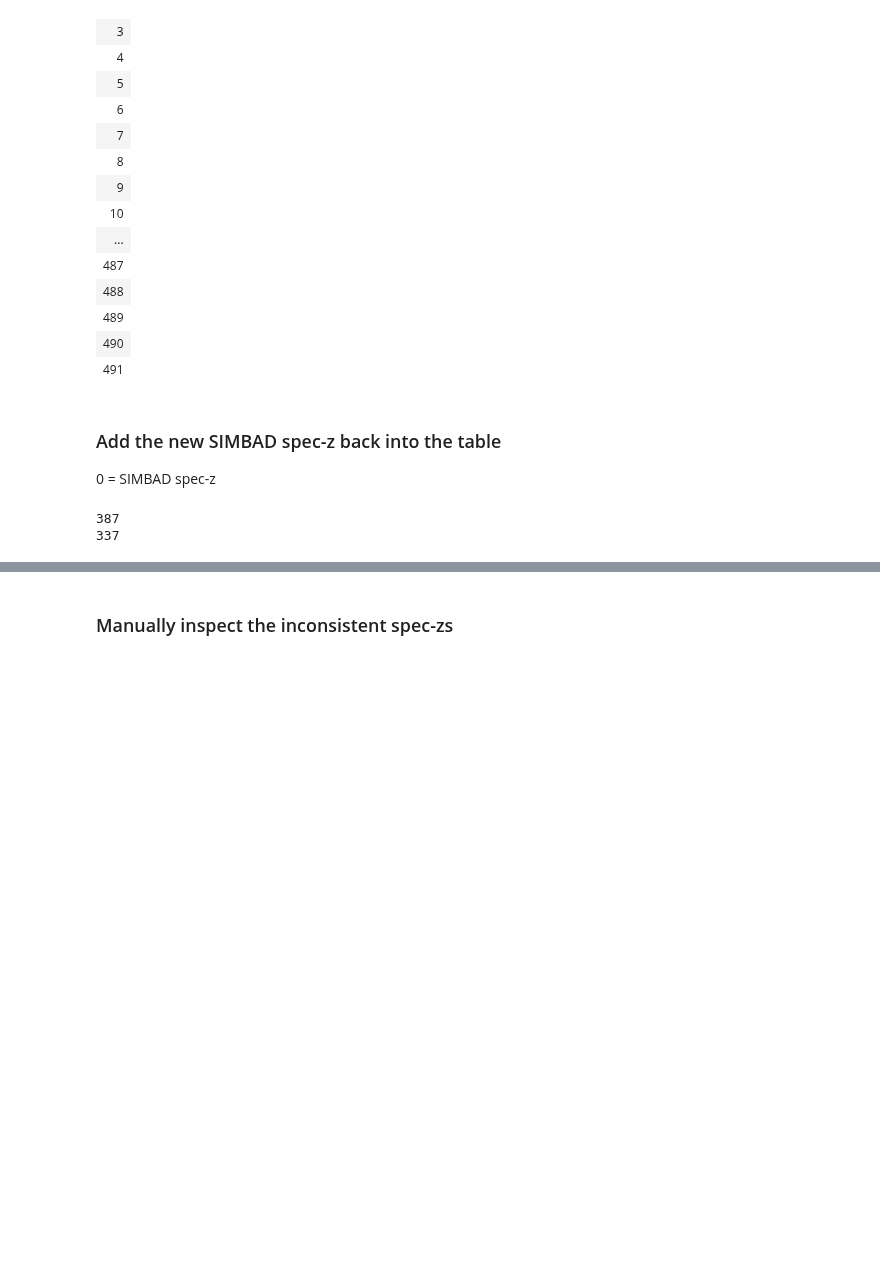
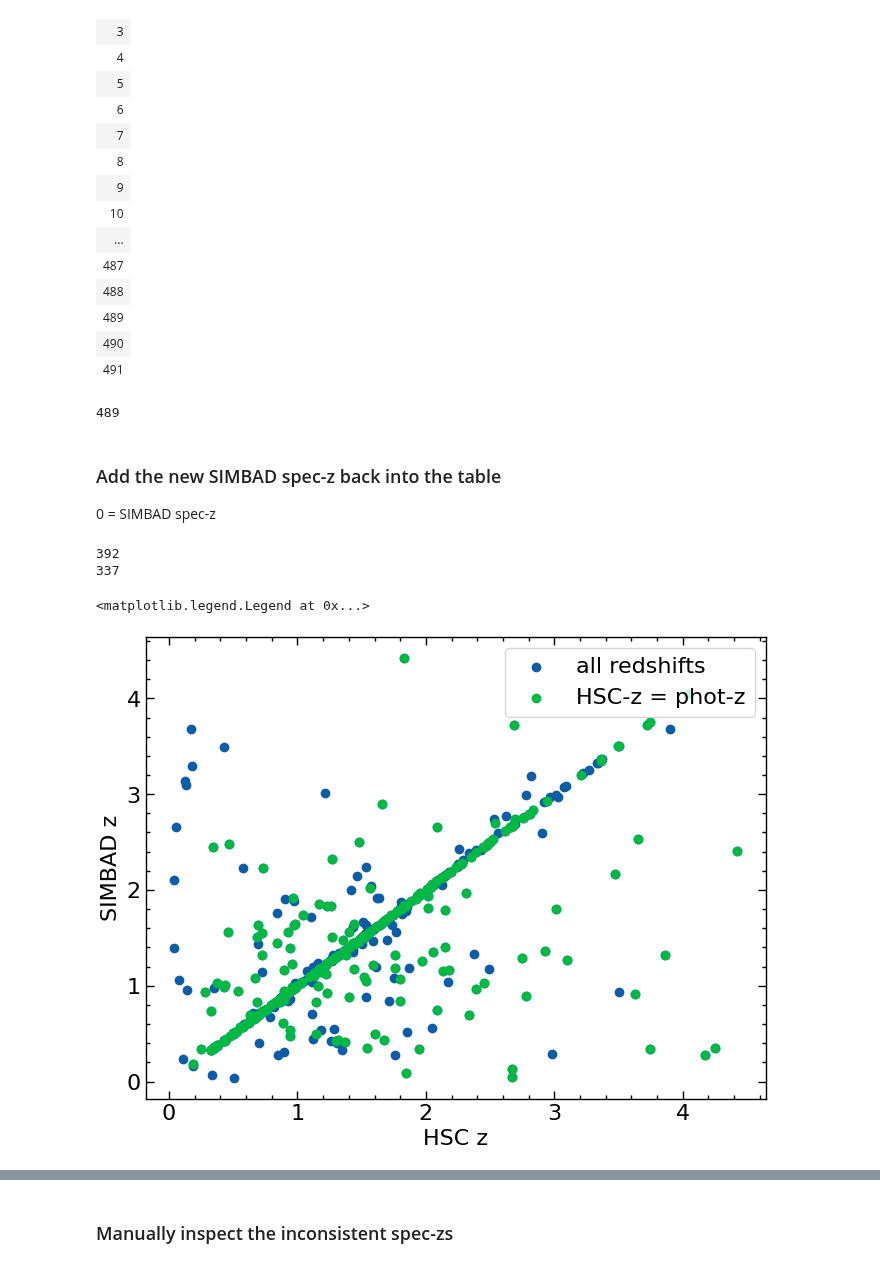
Before and after one commit to Chisen-Lupus/dwarf_agn_cosmos, a Jupyter notebook: hsc-ssp_specz.ipynb, the cells around one changed output, grey strips where cells are left out. Drawn from its saved outputs; the diff is of its cells as text; code cells hidden in the pictures; blank space fills up the shorter version.

```diff
--- a/hsc-ssp_specz.ipynb
+++ b/hsc-ssp_specz.ipynb
@@ -130,15 +126,19 @@ result_table['SCRIPT_NUMBER_ID'] #[unq_cnt>1]
 | 489 |
 | 490 |
 | 491 |
+# %%
+len(unq_cnt)
+# %% [output]
+489
 # %% [markdown]
 ### Add the new SIMBAD spec-z back into the table
 
 0 = SIMBAD spec-z
 # %%
 idx = result_table['SCRIPT_NUMBER_ID'].data.data - 1
-idx_simbad_specz = idx[(result_table['RVZ_WAVELENGTH']=='O')]
+idx_simbad_specz = idx[mask_spec_simbad]
 
-data_agn_updated = data_agn.copy()
+data_agn_updated = copy.deepcopy(data_agn)
 
 #for i in idx_simbad_specz:
 for j,i in enumerate(idx_simbad_specz):
@@ -146,7 +146,7 @@ for j,i in enumerate(idx_simbad_specz):
     if data_agn_updated['r_z'][i] > 2:
         data_agn_updated['r_z'][i] = 0
         #data_agn_updated['r_z'][i] = result_table['Z_VALUE'][i]
-        data_agn_updated['r_z'][i] = result_table['Z_VALUE'][j]
+        data_agn_updated['z'][i] = result_table['Z_VALUE'][j]
     # Check for inconsistent spec-z's...
 
 mask_specz_updated = data_agn_updated['r_z'] < 3
@@ -156,8 +156,17 @@ print(len(data_agn[mask_specz]))
 
 data_agn_updated.write('hsc_agn_updated.txt', format='ascii', overwrite=True)
 # %% [output]
-387
+392
 337
+# %%
+plt.scatter(result_table['Z_VALUE'], data_agn_updated['z'][idx], label='all redshifts')
+plt.scatter(result_table['Z_VALUE'][mask_spec_simbad], data_agn_updated['z'][idx][mask_spec_simbad], label='HSC-z = phot-z')
+plt.xlabel('HSC z')
+plt.ylabel('SIMBAD z')
+plt.legend(frameon=True)
+# %% [output]
+<matplotlib.legend.Legend at 0x...>
+[figure, added]
 # %%
 mask_specz_updated = data_agn_updated['r_z'] < 3
 plt.hist(data_agn_updated['i-mag'], label='everything')
```
Also changed, not shown: parts of 6 cells of this notebook, 1 other file.
